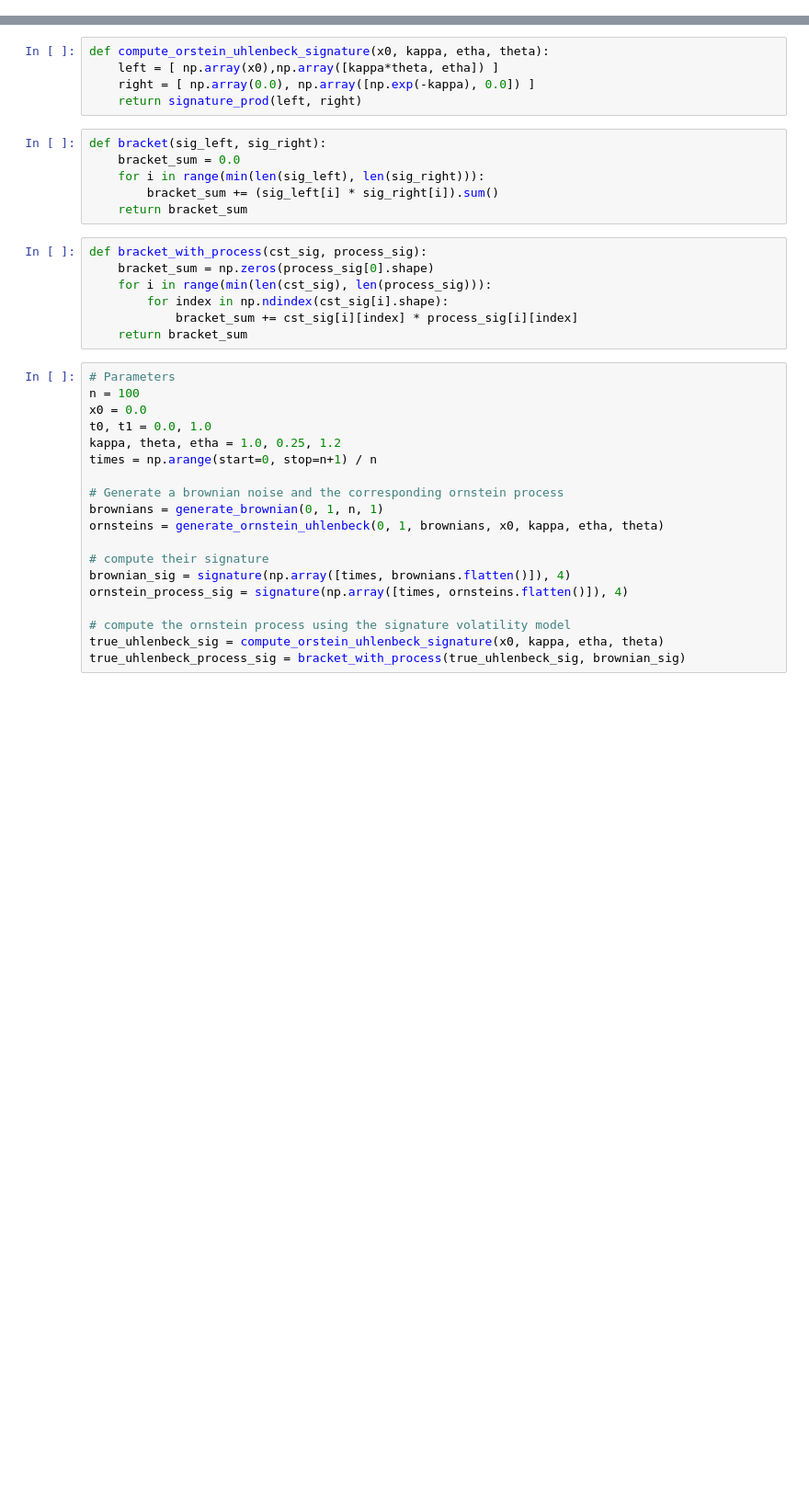
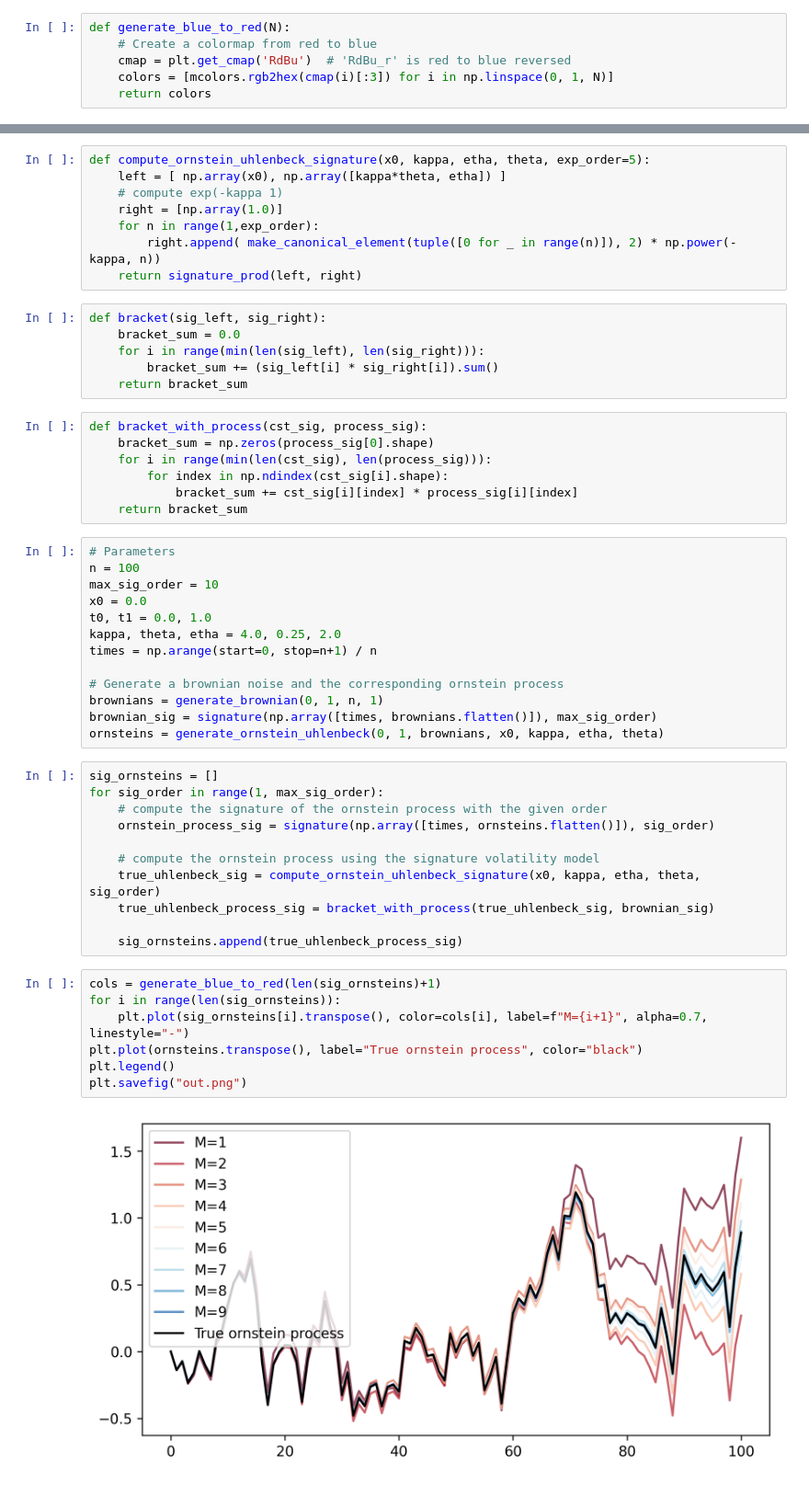
Before and after one commit to Sh3xe/signature-vol-model, a Jupyter notebook: notebook.ipynb, the cells around one changed output, grey strips where cells are left out. Shown: that part at 92% size. Drawn from its saved outputs; the diff is of its cells as text; blank space fills up the shorter version.

Commit message:
Finished ornstein approximation with signature volatility model

```diff
--- a/notebook.ipynb
+++ b/notebook.ipynb
@@ -5,3 +9,9 @@ import matplotlib.pyplot as plt
+# %%
+def generate_blue_to_red(N):
+    # Create a colormap from red to blue
+    cmap = plt.get_cmap('RdBu')  # 'RdBu_r' is red to blue reversed
+    colors = [mcolors.rgb2hex(cmap(i)[:3]) for i in np.linspace(0, 1, N)]
+    return colors
 # %%
 def make_canonical_element(indices: list[int], n: int) -> np.array:
 	"""
@@ -111,9 +121,12 @@ def signature_prod(sig_left, sig_right):
 			sig_prod[i+j] += np.tensordot(sig_left[i], sig_right[j], axes=0)
 	return sig_prod
 # %%
-def compute_orstein_uhlenbeck_signature(x0, kappa, etha, theta):
-	left = [ np.array(x0),np.array([kappa*theta, etha]) ]
-	right = [ np.array(0.0), np.array([np.exp(-kappa), 0.0]) ]
+def compute_ornstein_uhlenbeck_signature(x0, kappa, etha, theta, exp_order=5):
+	left = [ np.array(x0), np.array([kappa*theta, etha]) ]
+	# compute exp(-kappa 1)
+	right = [np.array(1.0)]
+	for n in range(1,exp_order):
+		right.append( make_canonical_element(tuple([0 for _ in range(n)]), 2) * np.power(-kappa, n))
 	return signature_prod(left, right)
 # %%
 def bracket(sig_left, sig_right):
@@ -131,19 +144,33 @@ def bracket_with_process(cst_sig, process_sig):
 # %%
 # Parameters
 n = 100
+max_sig_order = 10
 x0 = 0.0
 t0, t1 = 0.0, 1.0
-kappa, theta, etha = 1.0, 0.25, 1.2
+kappa, theta, etha = 4.0, 0.25, 2.0
 times = np.arange(start=0, stop=n+1) / n
 
 # Generate a brownian noise and the corresponding ornstein process
 brownians = generate_brownian(0, 1, n, 1)
+brownian_sig = signature(np.array([times, brownians.flatten()]), max_sig_order)
 ornsteins = generate_ornstein_uhlenbeck(0, 1, brownians, x0, kappa, etha, theta)
-
-# compute their signature
-brownian_sig = signature(np.array([times, brownians.flatten()]), 4)
-ornstein_process_sig = signature(np.array([times, ornsteins.flatten()]), 4)
-
-# compute the ornstein process using the signature volatility model
-true_uhlenbeck_sig = compute_orstein_uhlenbeck_signature(x0, kappa, etha, theta)
-true_uhlenbeck_process_sig = bracket_with_process(true_uhlenbeck_sig, brownian_sig)
+# %%
+sig_ornsteins = []
+for sig_order in range(1, max_sig_order):
+	# compute the signature of the ornstein process with the given order
+	ornstein_process_sig = signature(np.array([times, ornsteins.flatten()]), sig_order)
+
+	# compute the ornstein process using the signature volatility model
+	true_uhlenbeck_sig = compute_ornstein_uhlenbeck_signature(x0, kappa, etha, theta, sig_order)
+	true_uhlenbeck_process_sig = bracket_with_process(true_uhlenbeck_sig, brownian_sig)
+
+	sig_ornsteins.append(true_uhlenbeck_process_sig)
+# %%
+cols = generate_blue_to_red(len(sig_ornsteins)+1)
+for i in range(len(sig_ornsteins)):
+	plt.plot(sig_ornsteins[i].transpose(), color=cols[i], label=f"M={i+1}", alpha=0.7, linestyle="-")
+plt.plot(ornsteins.transpose(), label="True ornstein process", color="black")
+plt.legend()
+plt.savefig("out.png")
+# %% [output]
+[figure, added]
```
Also changed, not shown: parts of 2 cells of this notebook.
